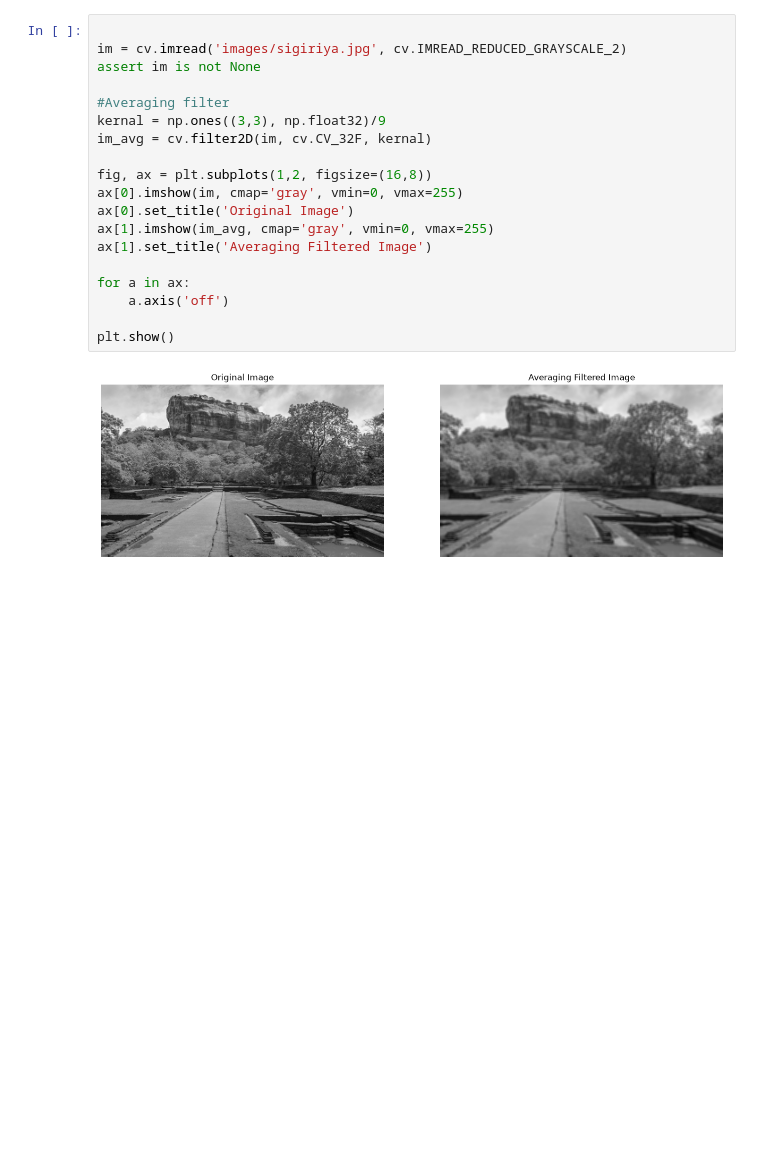
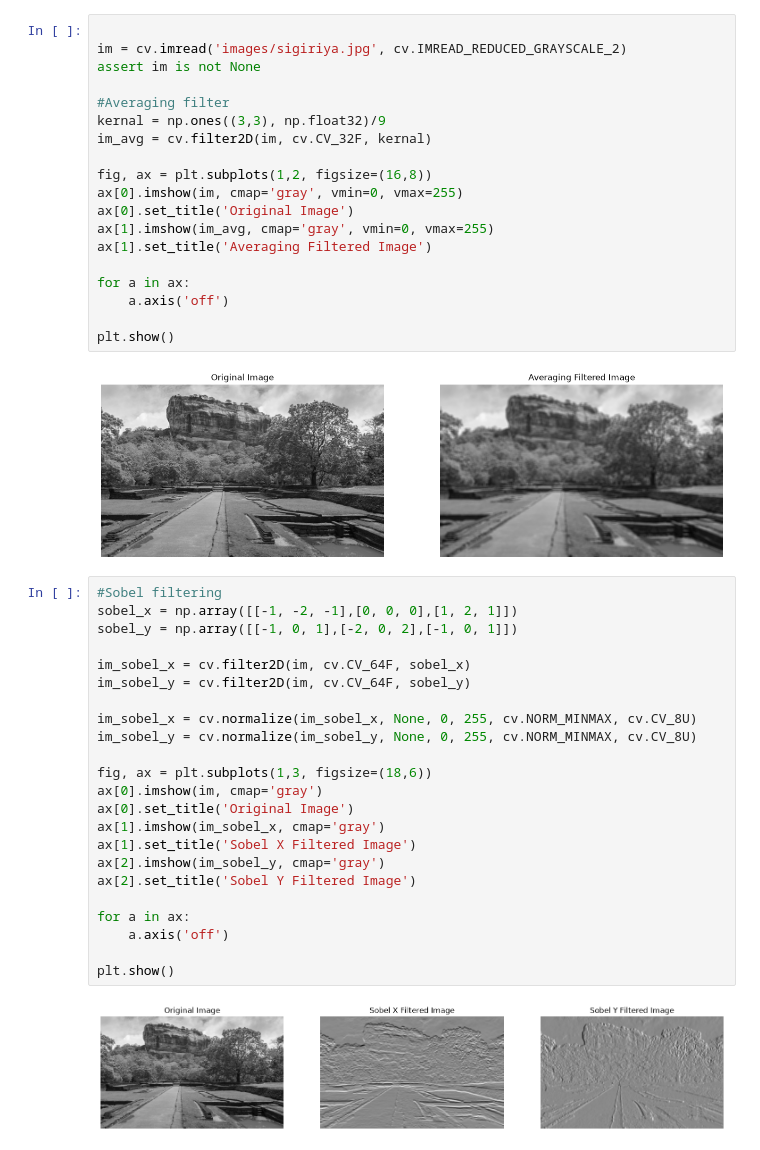
Before and after one commit to codingNR29/Image-processing, a Jupyter notebook: 03 Spatial Filtering.ipynb, the cells around one changed output. Saved outputs shown, nothing was run; the diff lists cells and outputs as text; blank space fills up the shorter version.

```diff
--- a/03 Spatial Filtering.ipynb
+++ b/03 Spatial Filtering.ipynb
@@ -23,3 +23,28 @@ for a in ax:
 plt.show()
 # %% [output]
 [figure]
+# %%
+#Sobel filtering
+sobel_x = np.array([[-1, -2, -1],[0, 0, 0],[1, 2, 1]])
+sobel_y = np.array([[-1, 0, 1],[-2, 0, 2],[-1, 0, 1]])
+
+im_sobel_x = cv.filter2D(im, cv.CV_64F, sobel_x)
+im_sobel_y = cv.filter2D(im, cv.CV_64F, sobel_y)
+
+im_sobel_x = cv.normalize(im_sobel_x, None, 0, 255, cv.NORM_MINMAX, cv.CV_8U)
+im_sobel_y = cv.normalize(im_sobel_y, None, 0, 255, cv.NORM_MINMAX, cv.CV_8U)
+
+fig, ax = plt.subplots(1,3, figsize=(18,6))
+ax[0].imshow(im, cmap='gray')
+ax[0].set_title('Original Image')
+ax[1].imshow(im_sobel_x, cmap='gray')
+ax[1].set_title('Sobel X Filtered Image')
+ax[2].imshow(im_sobel_y, cmap='gray')
+ax[2].set_title('Sobel Y Filtered Image')
+
+for a in ax:
+    a.axis('off')
+
+plt.show()
+# %% [output]
+[figure, added]
```
Also changed, not shown: parts of 1 cell of this notebook.
